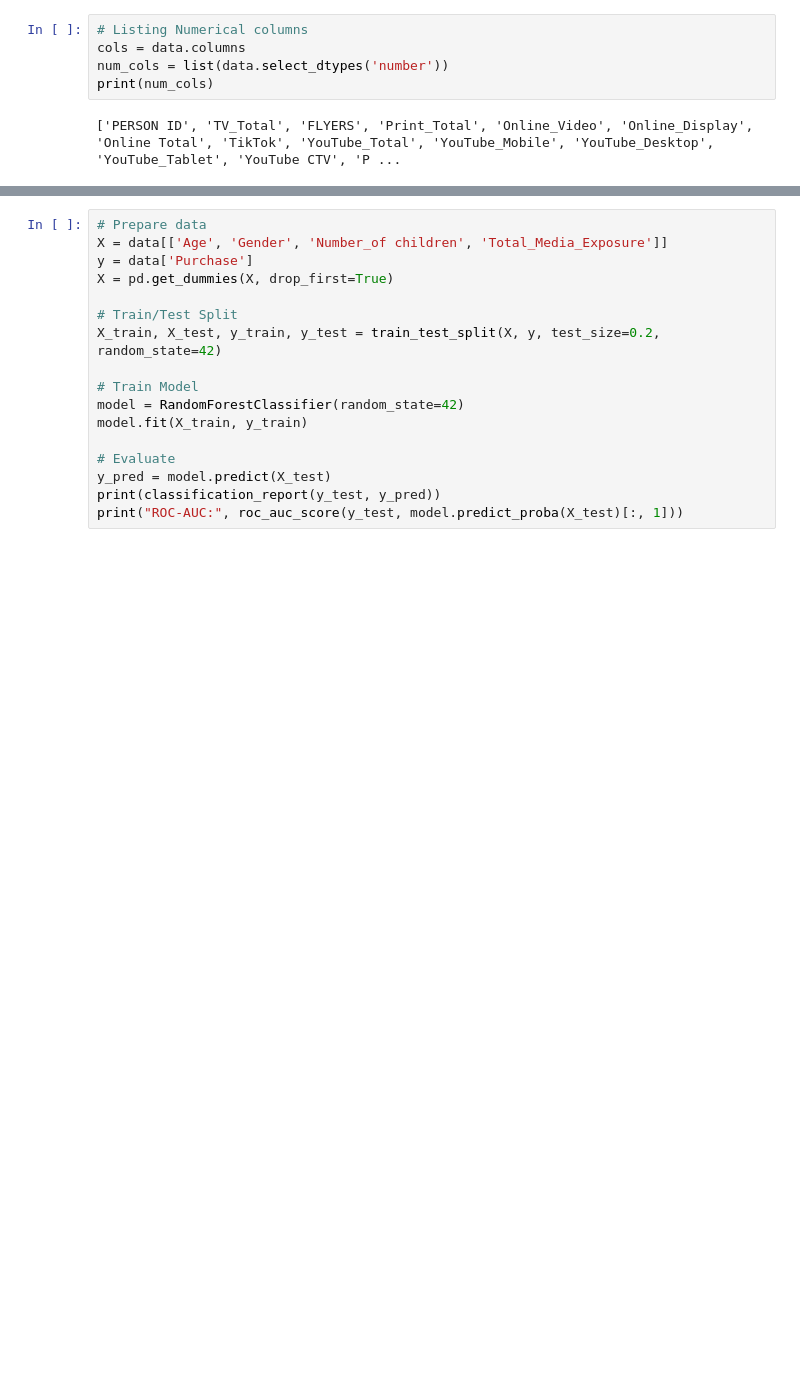
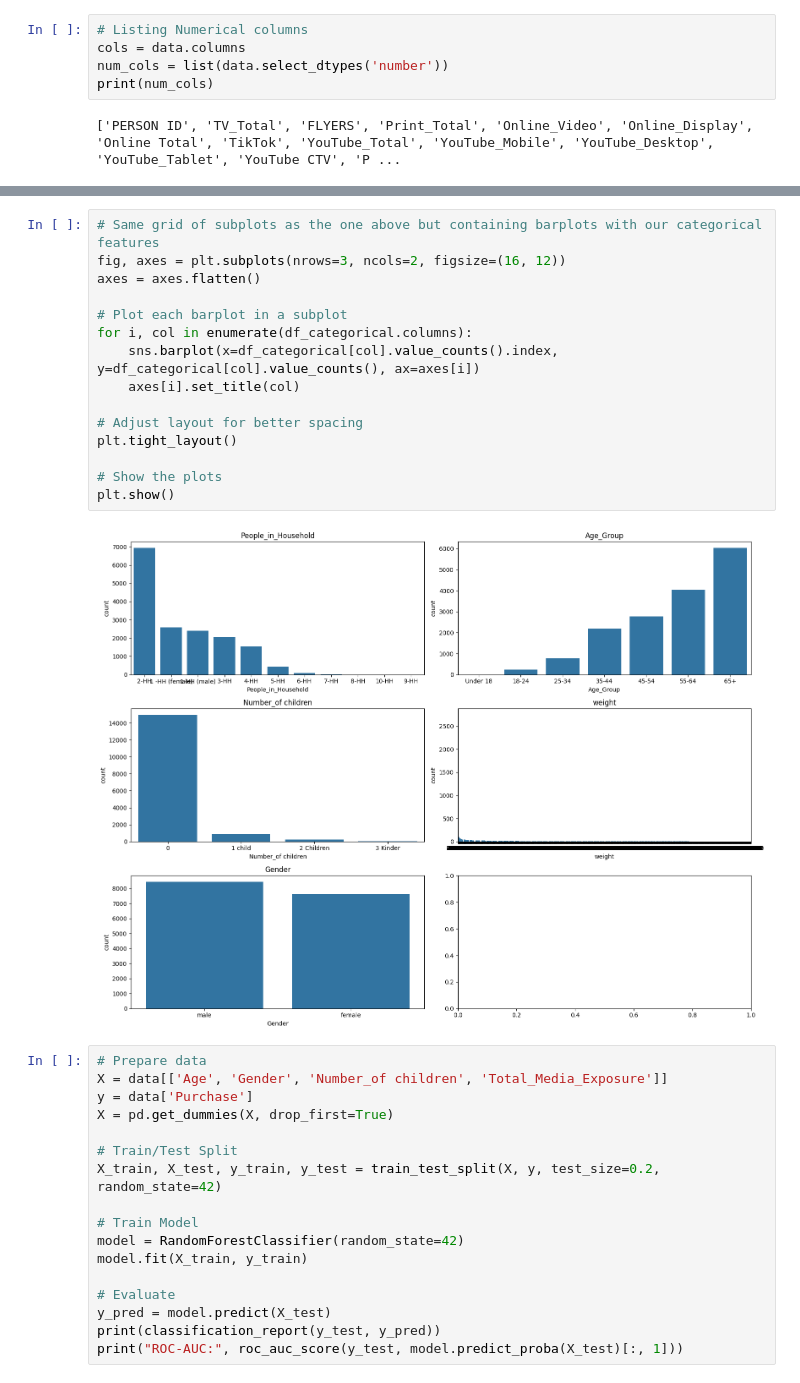
Before and after one commit to JustaKris/XYZ-Marketing-Campaign, a Jupyter notebook: notebooks/NIQ_Task.ipynb, the cells around one changed output, grey strips where cells are left out. Cells and saved outputs as stored; diff of their text form; blank space fills up the shorter version.

```diff
--- a/notebooks/NIQ_Task.ipynb
+++ b/notebooks/NIQ_Task.ipynb
@@ -120,3 +100,20 @@ memory usage: 2.8+ MB
+# %%
+# Same grid of subplots as the one above but containing barplots with our categorical features
+fig, axes = plt.subplots(nrows=3, ncols=2, figsize=(16, 12))
+axes = axes.flatten()
+
+# Plot each barplot in a subplot
+for i, col in enumerate(df_categorical.columns):
+    sns.barplot(x=df_categorical[col].value_counts().index, y=df_categorical[col].value_counts(), ax=axes[i])
+    axes[i].set_title(col)
+
+# Adjust layout for better spacing
+plt.tight_layout()
+
+# Show the plots
+plt.show()
+# %% [output]
+[figure, added]
 # %%
 # Prepare data
 X = data[['Age', 'Gender', 'Number_of children', 'Total_Media_Exposure']]
```
Also changed, not shown: parts of 4 cells of this notebook.
